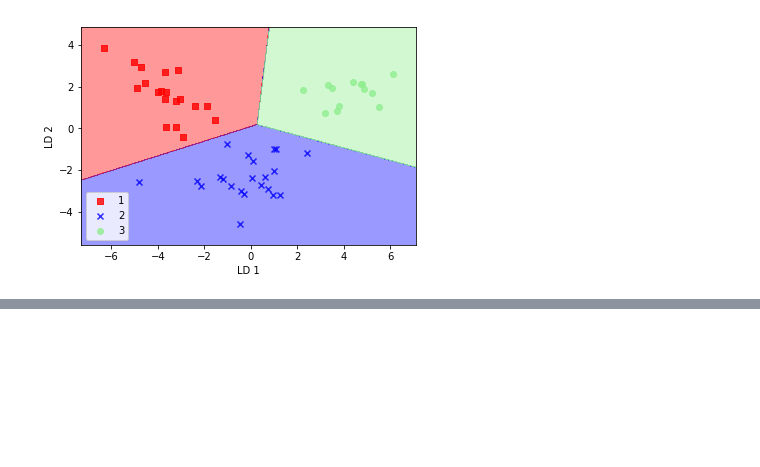
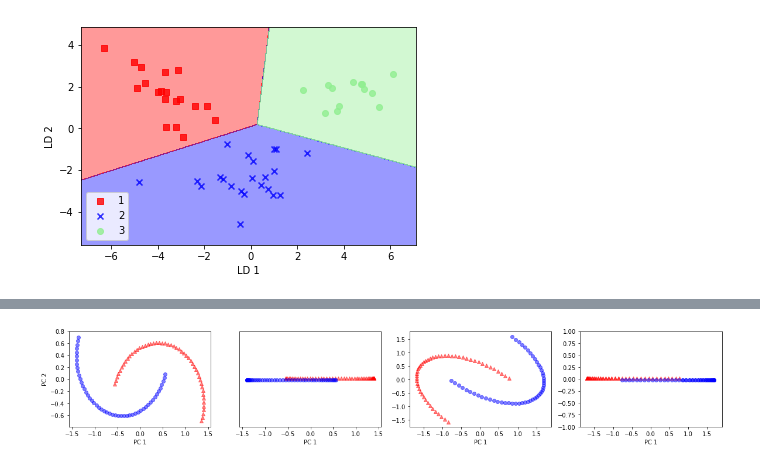
Before and after one commit to grzegorzme/Python-ML-Tutorial, a Jupyter notebook: py-ml-ch05.ipynb, the cells around one changed output, grey strips where cells are left out. Drawn from its saved outputs; the diff is of its cells as text; code cells hidden in the pictures; blank space fills up the shorter version.

```diff
--- a/py-ml-ch05.ipynb
+++ b/py-ml-ch05.ipynb
@@ -276,0 +342,28 @@ plt.show()
+# %%
+from sklearn.decomposition import PCA
+scikit_pca = PCA(n_components=2)
+X_spca = scikit_pca.fit_transform(X)
+X_std_spca = scikit_pca.fit_transform(X_std)
+fig, ax = plt.subplots(nrows=1, ncols=4, figsize=(20,3))
+ax[0].scatter(X_spca[y==0, 0], X_spca[y==0,1], color='red', marker='^', alpha=0.5)
+ax[0].scatter(X_spca[y==1, 0], X_spca[y==1,1], color='blue', marker='o', alpha=0.5)
+ax[1].scatter(X_spca[y==0, 0], np.zeros((50,1))+0.02, color='red', marker='^', alpha=0.5)
+ax[1].scatter(X_spca[y==1, 0], np.zeros((50,1))-0.02, color='blue', marker='o', alpha=0.5)
+ax[2].scatter(X_std_spca[y==0, 0], X_std_spca[y==0,1], color='red', marker='^', alpha=0.5)
+ax[2].scatter(X_std_spca[y==1, 0], X_std_spca[y==1,1], color='blue', marker='o', alpha=0.5)
+ax[3].scatter(X_std_spca[y==0, 0], np.zeros((50,1))+0.02, color='red', marker='^', alpha=0.5)
+ax[3].scatter(X_std_spca[y==1, 0], np.zeros((50,1))-0.02, color='blue', marker='o', alpha=0.5)
+
+
+ax[0].set_xlabel('PC 1')
+ax[0].set_ylabel('PC 2')
+ax[1].set_ylim([-1, 1])
+ax[1].set_yticks([])
+ax[1].set_xlabel('PC 1')
+ax[2].set_xlabel('PC 1')
+ax[3].set_xlabel('PC 1')
+ax[3].set_ylim([-1, 1])
+
+plt.show()
+# %% [output]
+[figure, added]
```
Also changed, not shown: parts of 21 cells of this notebook.
